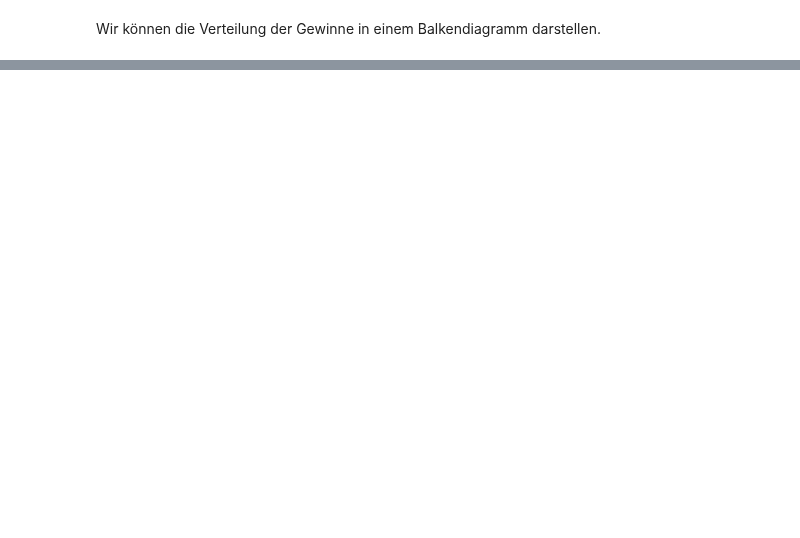
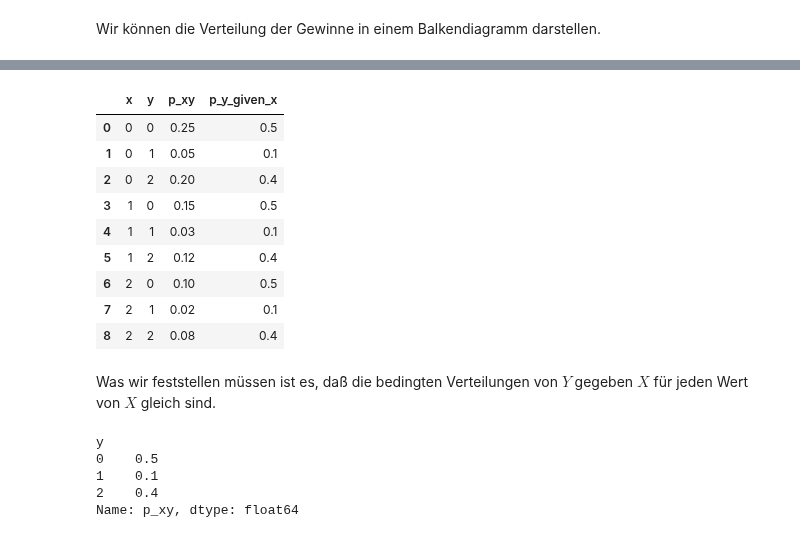
Before and after one commit to febse/econ2024-de, a Jupyter notebook: 02-Review/02-Probability.ipynb, the cells around one changed output, grey strips where cells are left out. Cells and saved outputs as stored; diff of their text form; code cells hidden in the pictures; blank space fills up the shorter version.

```diff
--- a/02-Review/02-Probability.ipynb
+++ b/02-Review/02-Probability.ipynb
@@ -171,0 +378,13 @@ y = np.array(-1, 0, 1)
+# %%
+# Hier konstruieren wir die gemeinsame Verteilung von den Randverteilungen der
+# beiden Spiel X und Y
+
+xy = list(itertools.product([0, 1, 2], [0, 1, 2]))
+probs = list(itertools.product([0.5, 0.3, 0.2], [0.5, 0.1, 0.4]))
+
+# Wir multiplizieren die Randverteilungen von X und Y um die gemeinsame Verteilung zu erhalten
+joint_probs = [p_x * p_y for p_x, p_y in probs]
+
+games_ind = pd.DataFrame(xy, columns=["x", "y"])
+games_ind["p_xy"] = joint_probs
+games_ind
@@ -171,0 +402,29 @@ y = np.array(-1, 0, 1)
+# %%
+# Lasst uns die bedingten Verteilungen von Y gegeben X berechnen (für jedes x)
+
+games_ind["p_y_given_x"] = games_ind["p_xy"] / games_ind.groupby("x")["p_xy"].transform('sum')
+games_ind
+# %% [output]
+|  | x | y | p_xy | p_y_given_x |
+| 0 | 0 | 0 | 0.25 | 0.5 |
+| 1 | 0 | 1 | 0.05 | 0.1 |
+| 2 | 0 | 2 | 0.20 | 0.4 |
+| 3 | 1 | 0 | 0.15 | 0.5 |
+| 4 | 1 | 1 | 0.03 | 0.1 |
+| 5 | 1 | 2 | 0.12 | 0.4 |
+| 6 | 2 | 0 | 0.10 | 0.5 |
+| 7 | 2 | 1 | 0.02 | 0.1 |
+| 8 | 2 | 2 | 0.08 | 0.4 |
+# %% [markdown]
+Was wir feststellen müssen ist es, daß die bedingten Verteilungen von $Y$ gegeben $X$ für jeden Wert von $X$ gleich sind.
+# %%
+# Lasst und die Randverteilung von Y berechnen
+
+p_y = games_ind.groupby("y")["p_xy"].sum()
+p_y
+# %% [output]
+y
+0    0.5
+1    0.1
+2    0.4
+Name: p_xy, dtype: float64
```
Also changed, not shown: parts of 49 cells of this notebook, 2 other files.
